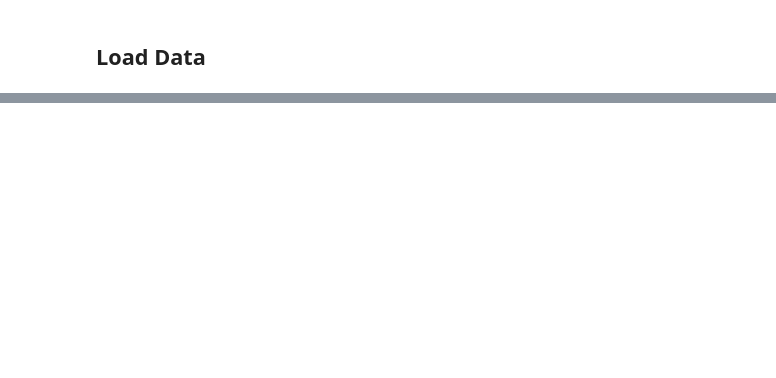
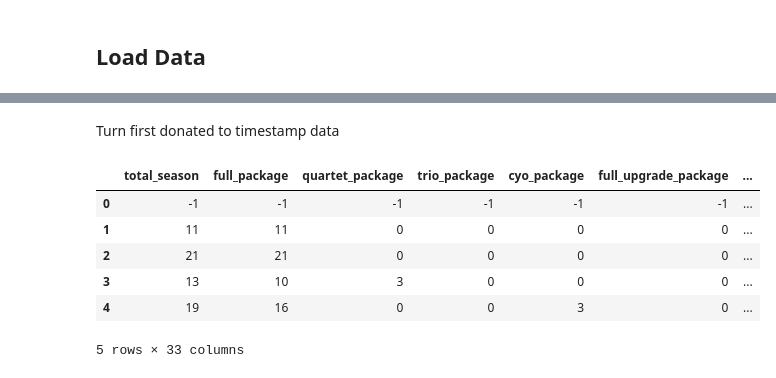
Before and after one commit to billyae/Kaggle-Classical-Music, a Jupyter notebook: purchase_prediction.ipynb, the cells around one changed output, grey strips where cells are left out. Cells and saved outputs as stored; diff of their text form; code cells hidden in the pictures; blank space fills up the shorter version.

```diff
--- a/purchase_prediction.ipynb
+++ b/purchase_prediction.ipynb
@@ -94,0 +248,14 @@ train_merged.head(5)
+# %% [markdown]
+Turn first donated to timestamp data
+# %%
+train_merged['first.donated'] = pd.to_datetime(train_merged['first.donated'])
+
+train_merged.head(5)
+# %% [output]
+|  | total_season | full_package | quartet_package | trio_package | cyo_package | full_upgrade_package | ... |
+| 0 | -1 | -1 | -1 | -1 | -1 | -1 | ... |
+| 1 | 11 | 11 | 0 | 0 | 0 | 0 | ... |
+| 2 | 21 | 21 | 0 | 0 | 0 | 0 | ... |
+| 3 | 13 | 10 | 3 | 0 | 0 | 0 | ... |
+| 4 | 19 | 16 | 0 | 0 | 3 | 0 | ... |
+5 rows × 33 columns
```
Also changed, not shown: parts of 16 cells of this notebook.
